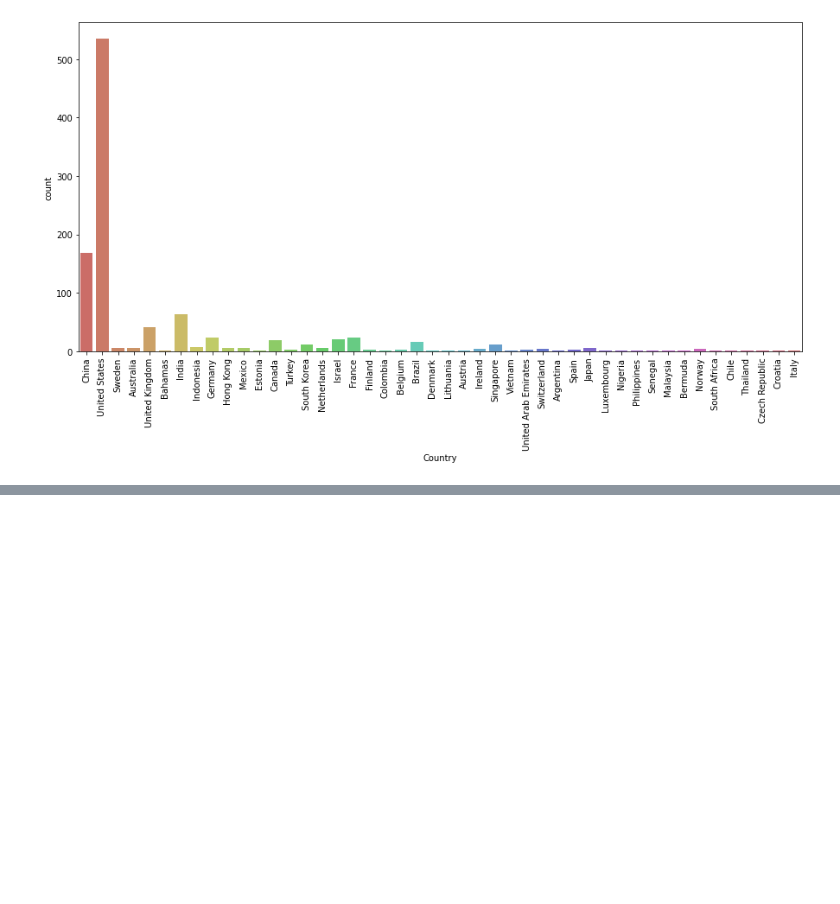
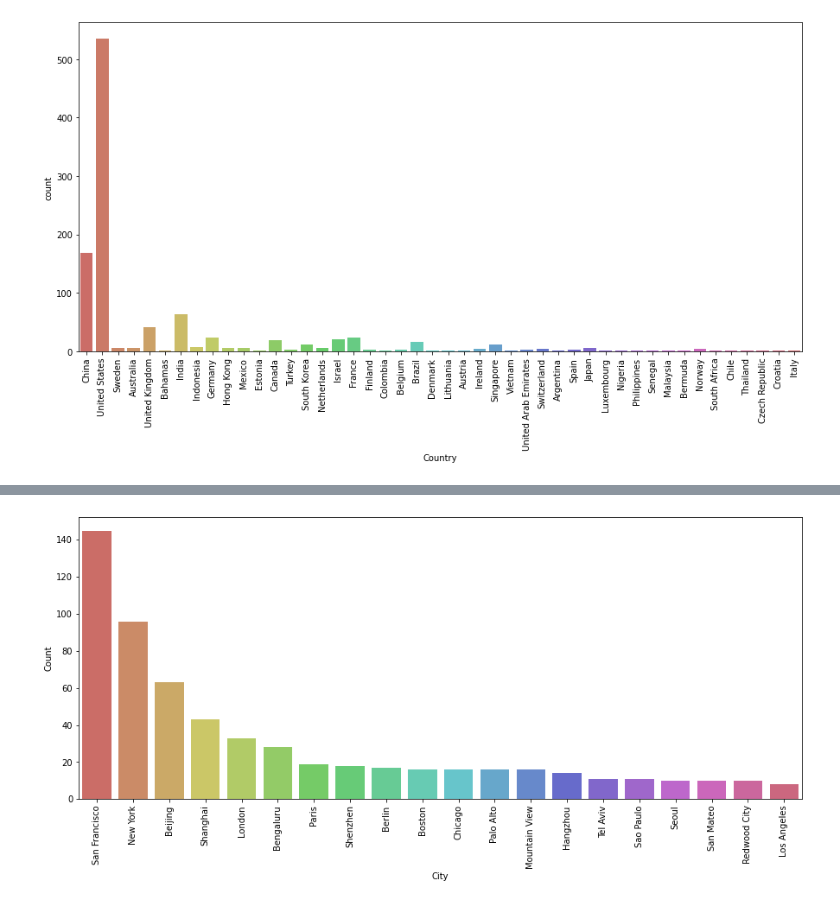
Before and after one commit to AzadMehedi/Explarotary-Data-Analysis-EDA, a Jupyter notebook: unicorn_companies_EDA.ipynb, the cells around one changed output, grey strips where cells are left out. Cells and saved outputs as stored; diff of their text form; code cells hidden in the pictures; blank space fills up the shorter version.

```diff
--- a/unicorn_companies_EDA.ipynb
+++ b/unicorn_companies_EDA.ipynb
@@ -182,0 +224,3 @@ plt.show()
+# %%
+df1 = df['City'].value_counts()
+df1
@@ -182,0 +240,4 @@ plt.show()
+# %%
+# converts Series to DataFrame
+df1 = df1.to_frame().reset_index()
+df1
@@ -182,0 +258,3 @@ plt.show()
+# %%
+df1 = df1.rename(columns={'index':'City', 'City':'Count'})
+df1
@@ -182,0 +275,7 @@ plt.show()
+# %%
+plt.figure(figsize=(15,6))
+sns.barplot(data=df1, x=df1['City'].head(20), y=df1['Count'], palette = 'hls')
+plt.xticks(rotation = 90)
+plt.show()
+# %% [output]
+[figure, added]
```
Also changed, not shown: parts of 7 cells of this notebook.
